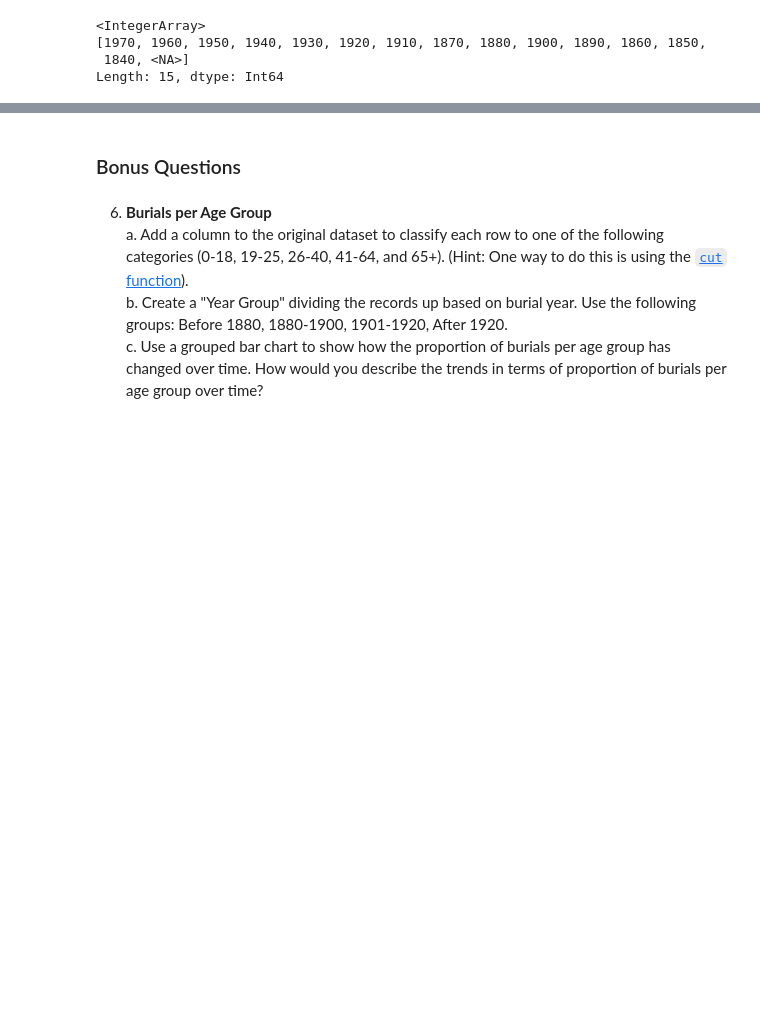
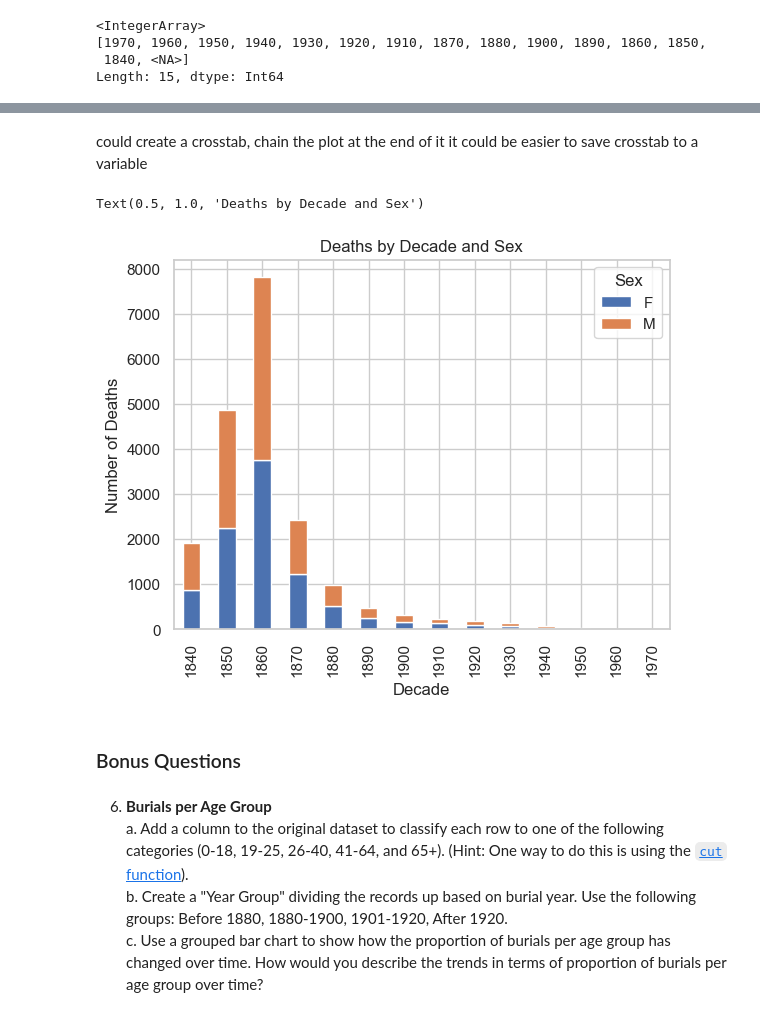
Before and after one commit to NSS-Data-Analytics-Cohort-10/advanced-pandas-marthahunter, a Jupyter notebook: notebooks/adv_pandas.ipynb, the cells around one changed output, grey strips where cells are left out. Cells and saved outputs as stored; diff of their text form; code cells hidden in the pictures; blank space fills up the shorter version.

```diff
--- a/notebooks/adv_pandas.ipynb
+++ b/notebooks/adv_pandas.ipynb
@@ -225,3 +233,15 @@ Length: 15, dtype: Int64
+# %% [markdown]
+could create a crosstab, chain the plot at the end of it
+it could be easier to save crosstab to a variable
+# %%
+f_m_ap_df = ap_df[((ap_df['Sex'] == 'M') | (ap_df['Sex'] == 'F'))]
+f_m_crosstab = pd.crosstab(f_m_ap_df['Decade'], f_m_ap_df['Sex'])
+f_m_crosstab.plot(kind='bar', stacked=True)
+plt.ylabel('Number of Deaths')
+plt.title('Deaths by Decade and Sex')
+# %% [output]
+Text(0.5, 1.0, 'Deaths by Decade and Sex')
+[figure, added]
 # %% [markdown]
 ### Bonus Questions
 # %% [markdown]
```
Also changed, not shown: parts of 2 cells of this notebook.
